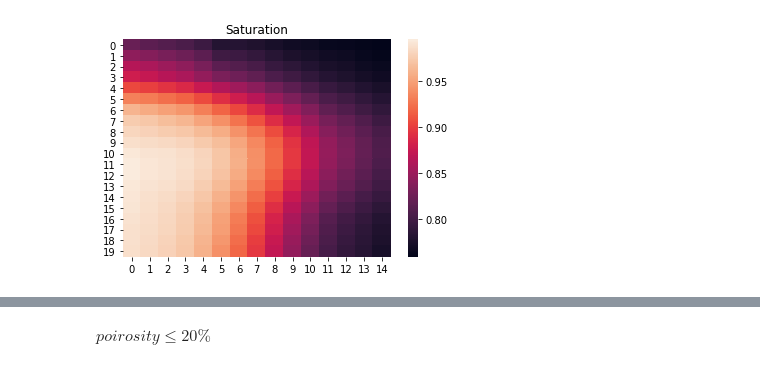
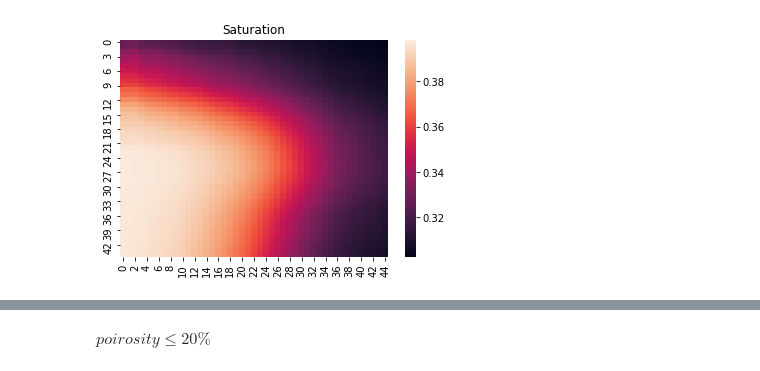
Before and after one commit to yamidovich/ReservoirModel, a Jupyter notebook: Model_on_work_env.ipynb, the cells around one changed output, grey strips where cells are left out. Drawn from its saved outputs; the diff is of its cells as text; code cells hidden in the pictures.

```diff
--- a/Model_on_work_env.ipynb
+++ b/Model_on_work_env.ipynb
@@ -26,7 +26,7 @@ const = prop.Constants()
 ns = 50000
 x_min, x_max = -1.3, 1.3
 y_min, y_max = -1.3, 1.3
-nx , ny = 20, 15
+nx , ny = 45, 45
 # %%
 ds = rand_init.get_saturation_scattered(n_samples=ns, noise=0.4)
 plt.scatter(ds[0][:, 0],ds[0][:, 1], c=ds[1], edgecolors='k')
@@ -36,12 +36,13 @@ plt.show()
 # %%
 Satur_matrix = rand_init.get_grid_from_scattered(ds=ds, x_max=1, x_min=-1,
                                                  y_min=-1, y_max=1, n_x=nx, n_y=ny
                                                 )
+Satur_matrix *= 0.4
 sns.heatmap(Satur_matrix)
 plt.title("Saturation")
 plt.show()
 # %% [output]
-[figure, old version]
+[figure, new version]
 # %%
 ds = rand_init.get_depth_scattered(n_samples=ns)
 plt.scatter(ds[0][:, 0],ds[0][:, 1], c=ds[1], edgecolors='k')
```
Also changed, not shown: parts of 11 cells of this notebook.
